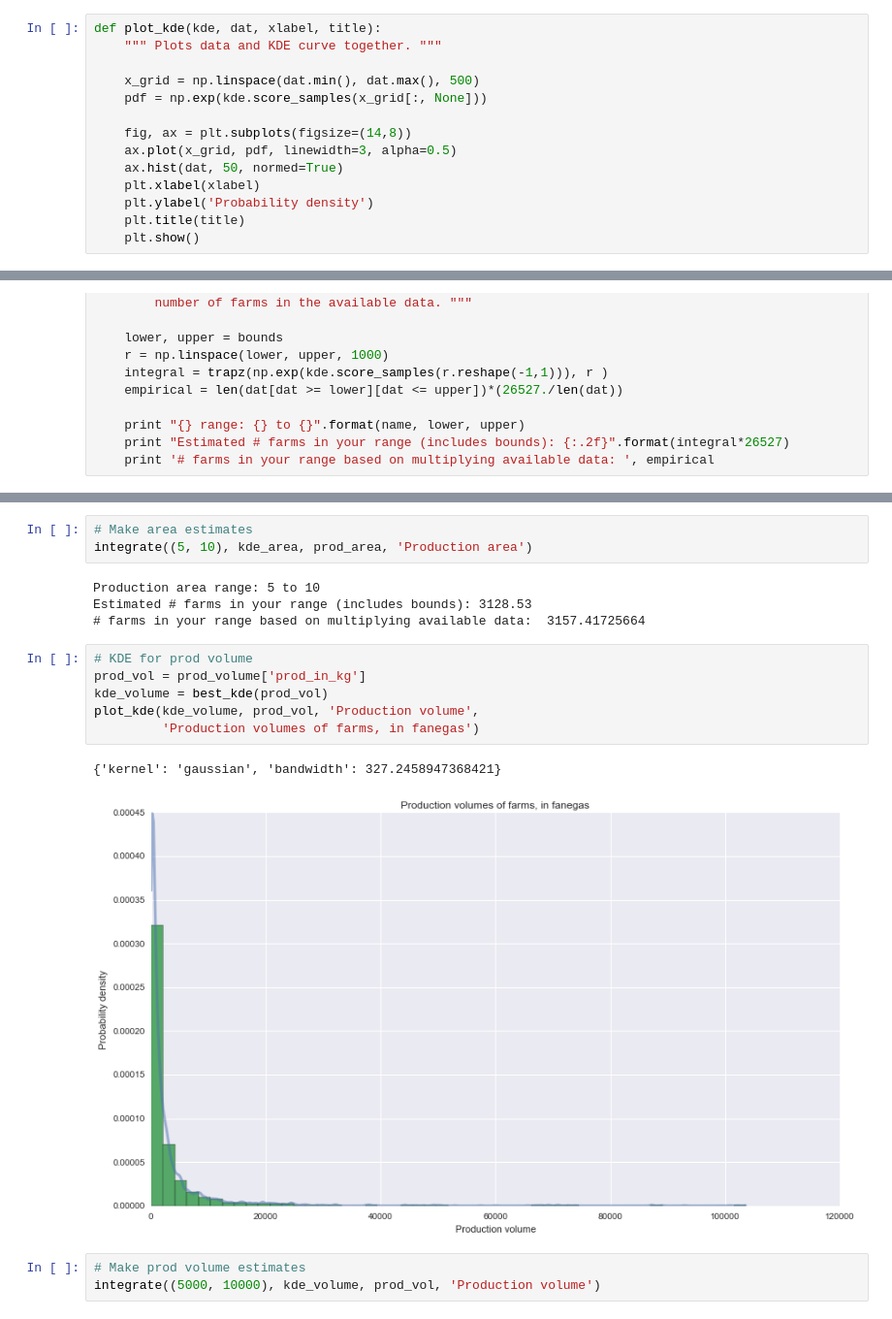
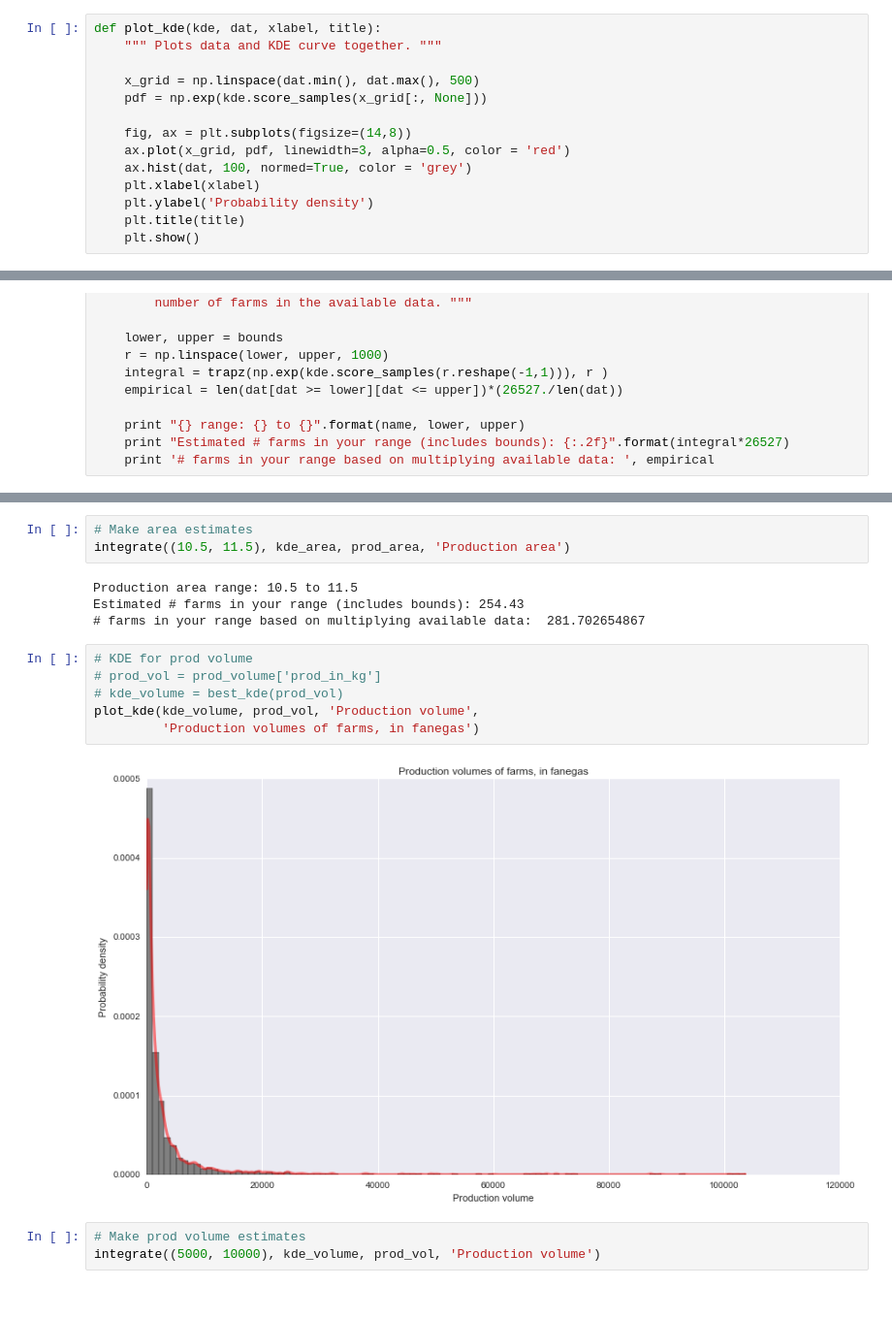
Before and after one commit to ilyaaltshteyn/coffee, a Jupyter notebook: enveritas_challenge.ipynb, the cells around one changed output, grey strips where cells are left out. Shown at 97% size. Saved outputs shown, nothing was run; the diff lists cells and outputs as text.

Commit message:
changed hist/model bin sizes and colors

```diff
--- a/enveritas_challenge.ipynb
+++ b/enveritas_challenge.ipynb
@@ -112,8 +112,8 @@ def plot_kde(kde, dat, xlabel, title):
     pdf = np.exp(kde.score_samples(x_grid[:, None]))
 
     fig, ax = plt.subplots(figsize=(14,8))
-    ax.plot(x_grid, pdf, linewidth=3, alpha=0.5)
-    ax.hist(dat, 50, normed=True)
+    ax.plot(x_grid, pdf, linewidth=3, alpha=0.5, color = 'red')
+    ax.hist(dat, 100, normed=True, color = 'grey')
     plt.xlabel(xlabel)
     plt.ylabel('Probability density')
     plt.title(title)
@@ -144,19 +143,18 @@ plot_kde(kde_area, prod_area, 'Production area',
 # %%
 # Make area estimates
-integrate((5, 10), kde_area, prod_area, 'Production area')
+integrate((10.5, 11.5), kde_area, prod_area, 'Production area')
 # %% [output]
-Production area range: 5 to 10
-Estimated # farms in your range (includes bounds): 3128.53
-# farms in your range based on multiplying available data:  3157.41725664
+Production area range: 10.5 to 11.5
+Estimated # farms in your range (includes bounds): 254.43
+# farms in your range based on multiplying available data:  281.702654867
 # %%
 # KDE for prod volume
-prod_vol = prod_volume['prod_in_kg']
-kde_volume = best_kde(prod_vol)
+# prod_vol = prod_volume['prod_in_kg']
+# kde_volume = best_kde(prod_vol)
 plot_kde(kde_volume, prod_vol, 'Production volume',
          'Production volumes of farms, in fanegas')
 # %% [output]
-{'kernel': 'gaussian', 'bandwidth': 327.2458947368421}
-[figure, old version]
+[figure, new version]
 # %%
 # Make prod volume estimates
 integrate((5000, 10000), kde_volume, prod_vol, 'Production volume')
```
Also changed, not shown: parts of 1 cell of this notebook.
